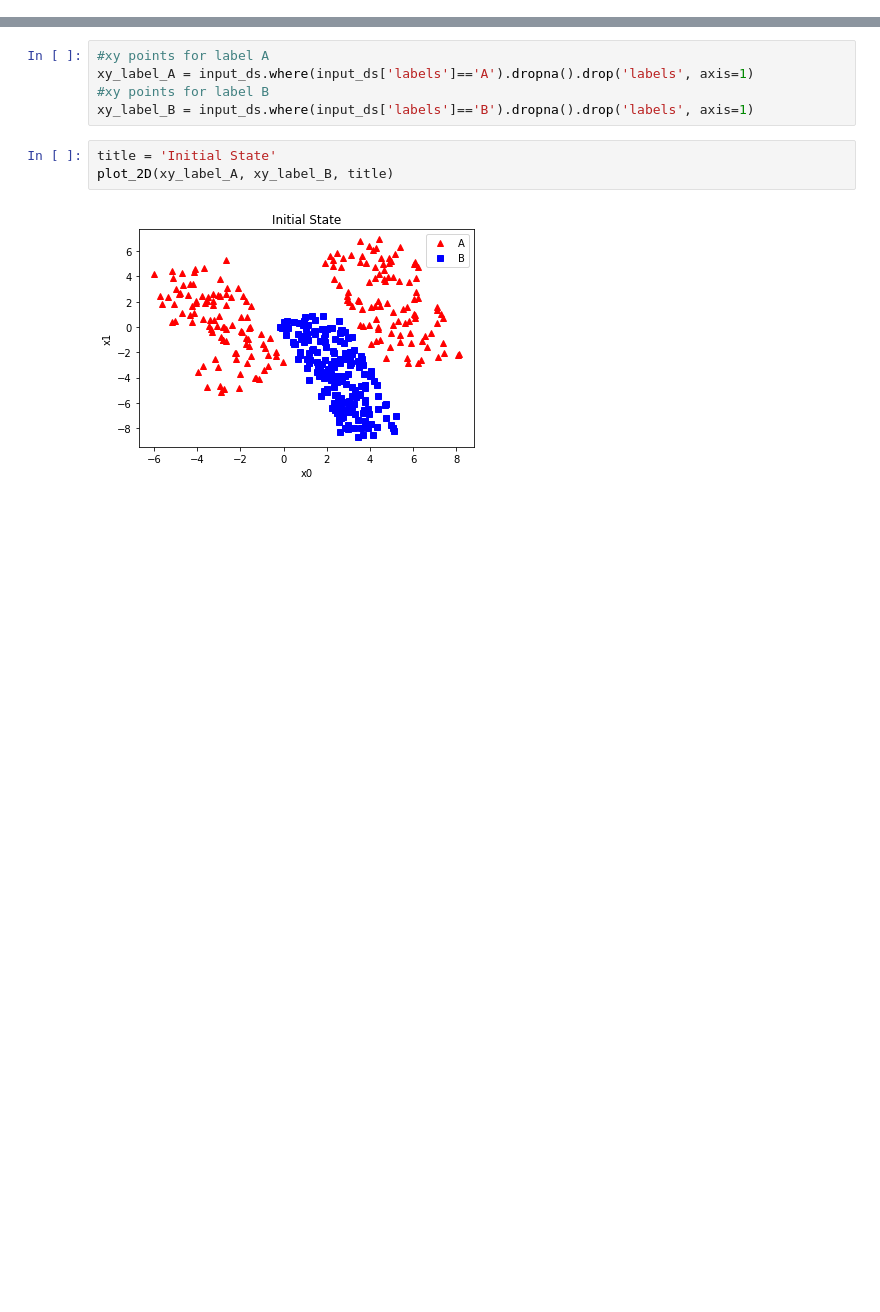
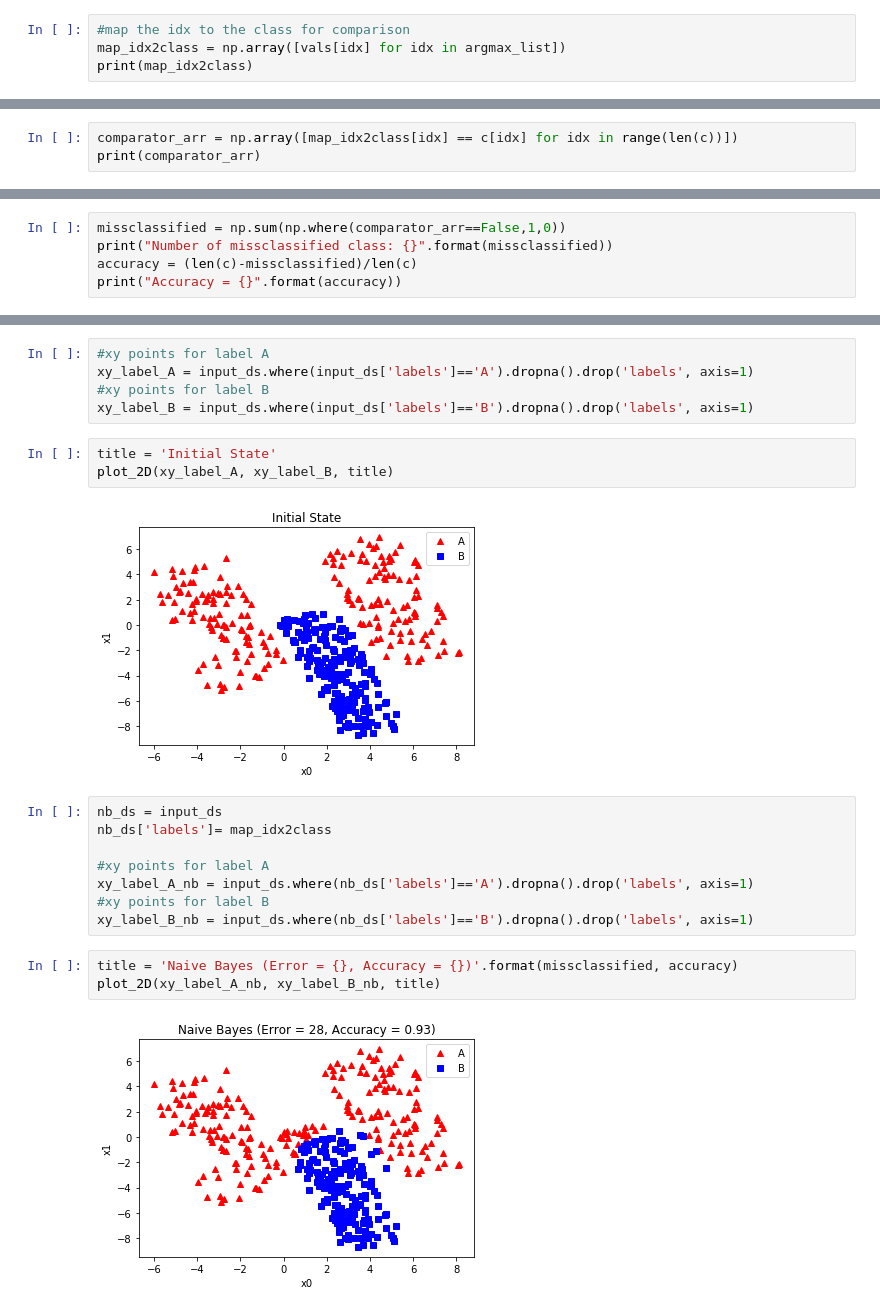
Before and after one commit to twpkevin06222/MachineLearning2019, a Jupyter notebook: Assignment04/NaiveBayes.ipynb, the cells around one changed output, grey strips where cells are left out. Drawn from its saved outputs; the diff is of its cells as text; blank space fills up the shorter version.

```diff
--- a/Assignment04/NaiveBayes.ipynb
+++ b/Assignment04/NaiveBayes.ipynb
@@ -188,0 +303,4 @@ print(variance_arr)
+# %%
+#map the idx to the class for comparison
+map_idx2class = np.array([vals[idx] for idx in argmax_list])
+print(map_idx2class)
@@ -188,0 +325,3 @@ print(variance_arr)
+# %%
+comparator_arr = np.array([map_idx2class[idx] == c[idx] for idx in range(len(c))])
+print(comparator_arr)
@@ -188,0 +346,5 @@ print(variance_arr)
+# %%
+missclassified = np.sum(np.where(comparator_arr==False,1,0))
+print("Number of missclassified class: {}".format(missclassified))
+accuracy = (len(c)-missclassified)/len(c)
+print("Accuracy = {}".format(accuracy))
@@ -231,3 +397,16 @@ title = 'Initial State'
 plot_2D(xy_label_A, xy_label_B, title)
 # %% [output]
 [figure]
+# %%
+nb_ds = input_ds
+nb_ds['labels']= map_idx2class
+
+#xy points for label A
+xy_label_A_nb = input_ds.where(nb_ds['labels']=='A').dropna().drop('labels', axis=1)
+#xy points for label B
+xy_label_B_nb = input_ds.where(nb_ds['labels']=='B').dropna().drop('labels', axis=1)
+# %%
+title = 'Naive Bayes (Error = {}, Accuracy = {})'.format(missclassified, accuracy)
+plot_2D(xy_label_A_nb, xy_label_B_nb, title)
+# %% [output]
+[figure, added]
```
Also changed, not shown: parts of 23 cells of this notebook, 2 other files.
